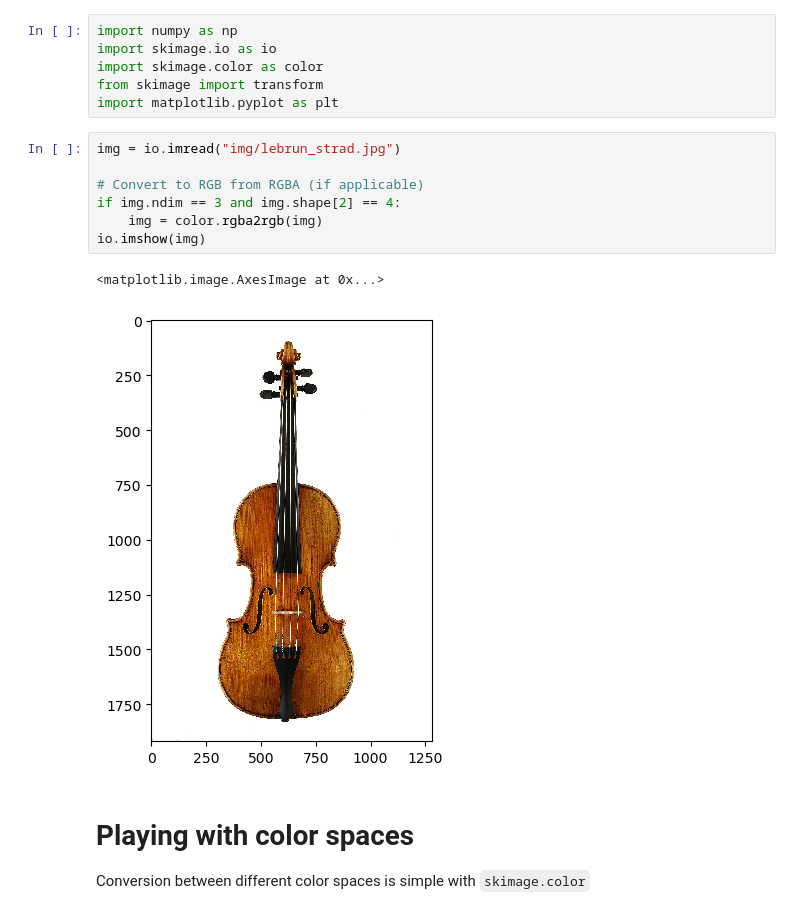
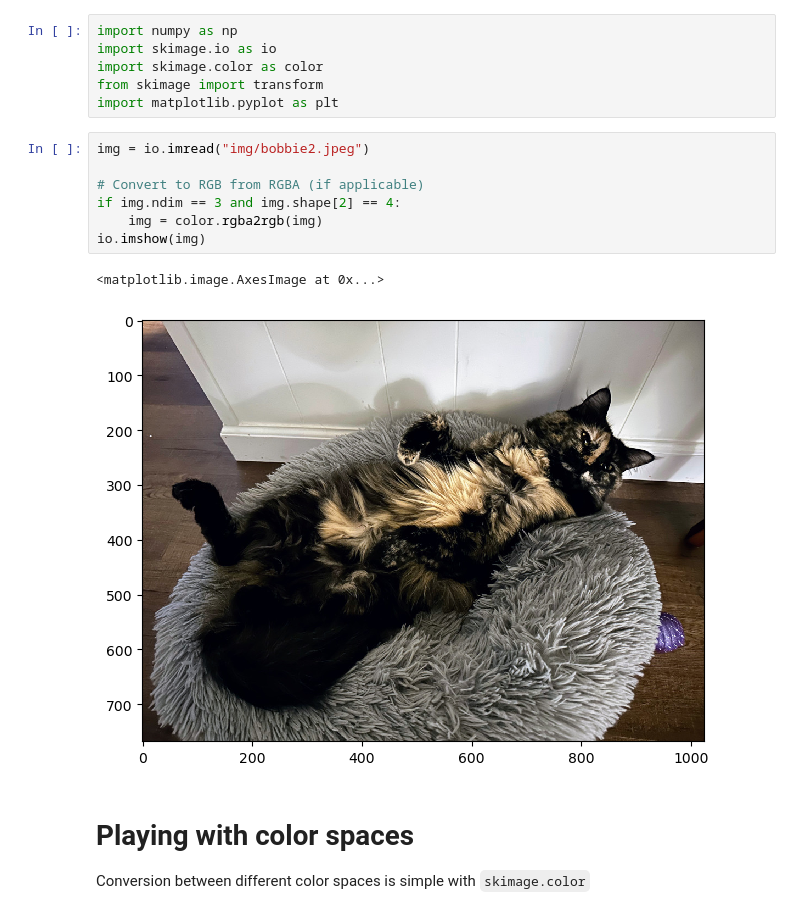
Before and after one commit to ajdillhoff/CSE4310, a Jupyter notebook: image_processing.ipynb, the cells around one changed output. Saved outputs shown, nothing was run; the diff lists cells and outputs as text.

```diff
--- a/image_processing.ipynb
+++ b/image_processing.ipynb
@@ -9,15 +9,15 @@ import skimage.color as color
 from skimage import transform
 import matplotlib.pyplot as plt
 # %%
-img = io.imread("img/lebrun_strad.jpg")
+img = io.imread("img/bobbie2.jpeg")
 
 # Convert to RGB from RGBA (if applicable)
 if img.ndim == 3 and img.shape[2] == 4:
     img = color.rgba2rgb(img)
 io.imshow(img)
 # %% [output]
 <matplotlib.image.AxesImage at 0x...>
-[figure, old version]
+[figure, new version]
 # %% [markdown]
 # Playing with color spaces
 
```
Also changed, not shown: parts of 6 cells of this notebook.
